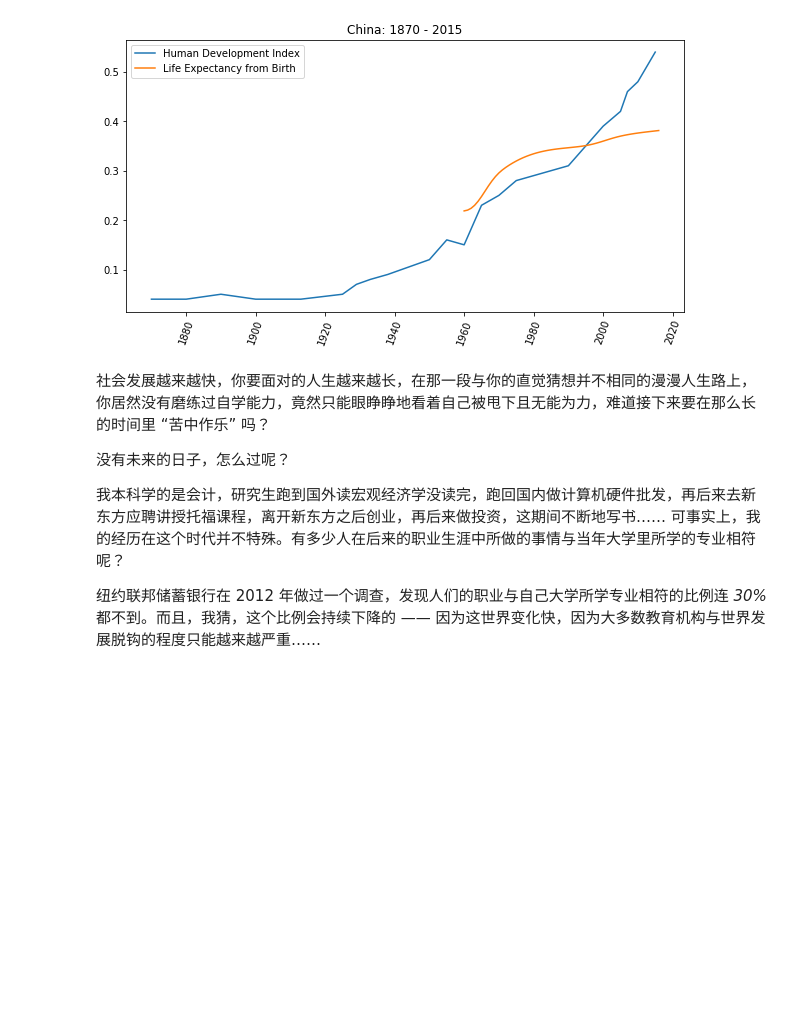
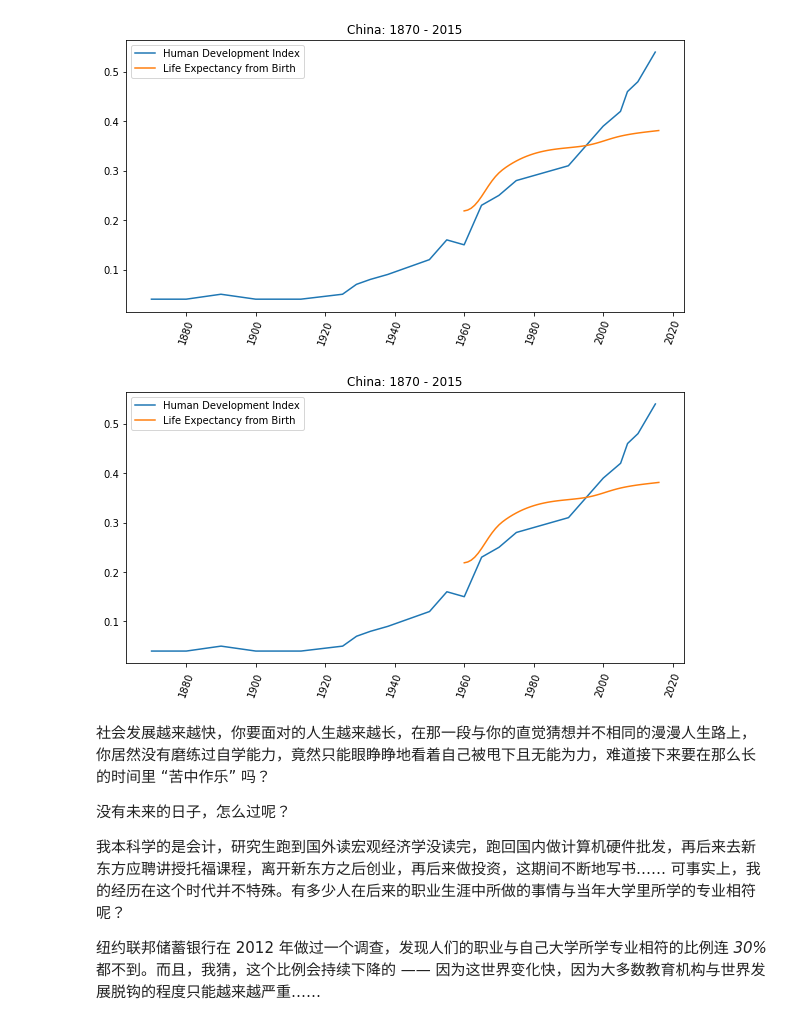
Before and after one commit to selfteaching/the-craft-of-selfteaching, a Jupyter notebook: Part.1.A.better.teachyourself.ipynb, the cells around one changed output. Cells and saved outputs as stored; diff of their text form; code cells hidden in the pictures; blank space fills up the shorter version.

```diff
--- a/Part.1.A.better.teachyourself.ipynb
+++ b/Part.1.A.better.teachyourself.ipynb
@@ -98,6 +120,28 @@ plt.show()
 # blob:https://ourworldindata.org/44b6da71-f79e-42ab-ab37-871e4bd256e9
 # %% [output]
 [figure]
+# %%
+# 手敲一遍：
+import matplotlib.pyplot as plt
+import numpy as np
+plt.figure(figsize=(10, 5))
+lebdata = np.genfromtxt('life-expectancy-china-1960-2016.txt',
+                        delimiter=',',
+                        names=['x', 'y'])
+hdidata = np.genfromtxt('hdi-china-1870-2015.txt',
+                        delimiter=',',
+                        names=['x', 'y'])
+
+plt.plot(hdidata['x'], hdidata['y'], label='Human Development Index')
+plt.tick_params(axis='x', rotation=70)
+plt.title('China: 1870 - 2015')
+
+plt.plot(lebdata['x'],lebdata['y'] * 0.005, label='Life Expectancy from Birth')
+plt.plot(secondary_y=True)   # secondary_y 没啥影响
+plt.legend()
+plt.show()
+# %% [output]
+[figure, added]
 # %% [markdown]
 社会发展越来越快，你要面对的人生越来越长，在那一段与你的直觉猜想并不相同的漫漫人生路上，你居然没有磨练过自学能力，竟然只能眼睁睁地看着自己被甩下且无能为力，难道接下来要在那么长的时间里 “苦中作乐” 吗？
 
```
Also changed, not shown: parts of 5 cells of this notebook, 2 other files.
